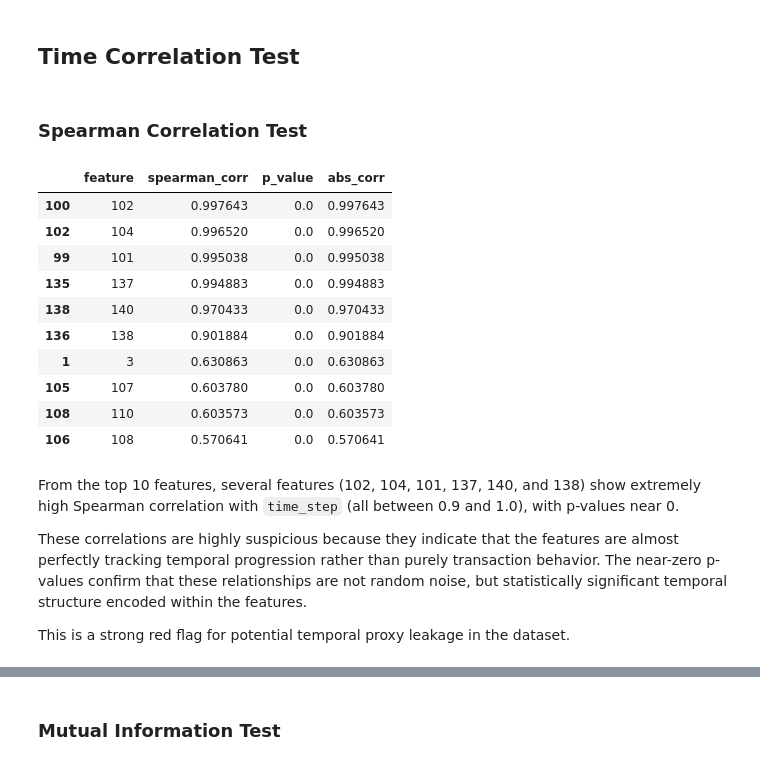
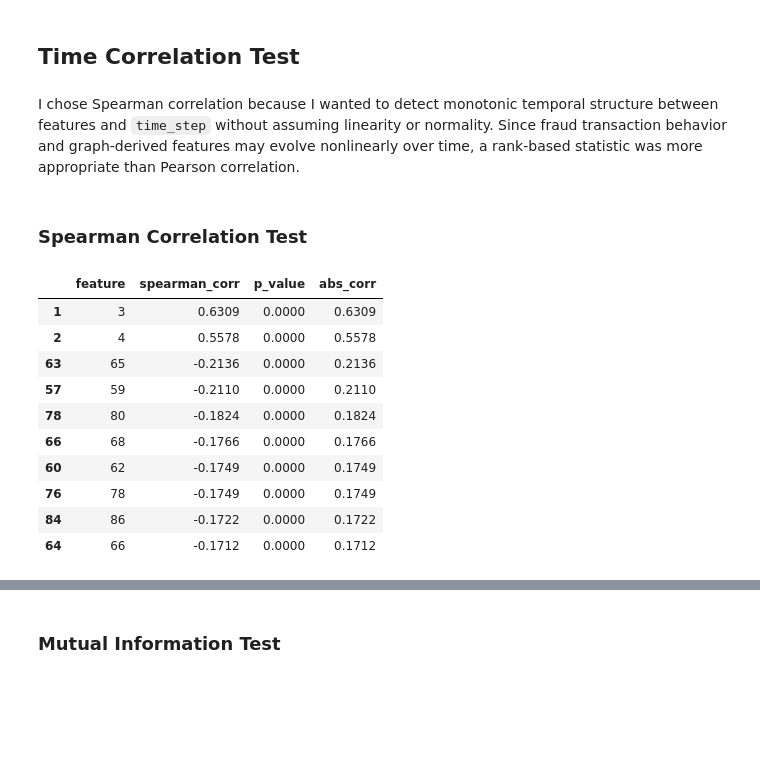
Before and after one commit to DreadJoy/Elliptic_Fraud_Detection_Research, a Jupyter notebook: 01_Elliptic_Leakage_Investigation.ipynb, the cells around one changed output, grey strips where cells are left out. Saved outputs shown, nothing was run; the diff lists cells and outputs as text; code cells hidden in the pictures; blank space fills up the shorter version.

```diff
--- a/01_Elliptic_Leakage_Investigation.ipynb
+++ b/01_Elliptic_Leakage_Investigation.ipynb
@@ -834,48 +932,44 @@ The shallow decision tree was used as an interpretable diagnostic model with tem
 Feature 54 produced the strongest initial split, suggesting that this anonymized transaction statistic contains useful information for separating licit and illicit transactions. Because the Elliptic dataset anonymizes its features, additional caution is required when interpreting feature importance, since highly predictive features could potentially encode temporal or structural leakage.
 # %% [markdown]
 ## Time Correlation Test
+# %% [markdown]
+I chose Spearman correlation because I wanted to detect monotonic temporal structure between features and `time_step` without assuming linearity or normality. Since fraud transaction behavior and graph-derived features may evolve nonlinearly over time, a rank-based statistic was more appropriate than Pearson correlation.
 # %% [markdown]
 ### Spearman Correlation Test
 # %%
-feature_cols = [
-    c for c in df_features.columns
-    if c not in [ 'txId', 'label', 'time_step']
-]
+
+local_feature_cols = df_features.columns[2:95].tolist()
 
 results = []
 
-for col in feature_cols:
+for col in local_feature_cols:
 
   corr, pval = spearmanr(df_features[col], df_features['time_step'])
 
   results.append({
       'feature': col,
       'spearman_corr': corr,
       'p_value': pval,
       'abs_corr': abs(corr)
   })
 
 corr_df = pd.DataFrame(results)
 
 # sort by strongest correlation
 corr_df = corr_df.sort_values('abs_corr', ascending=False)
 
-corr_df.head(10)
+# Display p_value decimal places
+with pd.option_context('display.float_format', '{:.4f}'.format):
+  display(corr_df.head(10))
 # %% [output]
 |  | feature | spearman_corr | p_value | abs_corr |
-| 100 | 102 | 0.997643 | 0.0 | 0.997643 |
-| 102 | 104 | 0.996520 | 0.0 | 0.996520 |
-| 99 | 101 | 0.995038 | 0.0 | 0.995038 |
-| 135 | 137 | 0.994883 | 0.0 | 0.994883 |
-| 138 | 140 | 0.970433 | 0.0 | 0.970433 |
-| 136 | 138 | 0.901884 | 0.0 | 0.901884 |
-| 1 | 3 | 0.630863 | 0.0 | 0.630863 |
-| 105 | 107 | 0.603780 | 0.0 | 0.603780 |
-| 108 | 110 | 0.603573 | 0.0 | 0.603573 |
-| 106 | 108 | 0.570641 | 0.0 | 0.570641 |
+| 1 | 3 | 0.6309 | 0.0000 | 0.6309 |
+| 2 | 4 | 0.5578 | 0.0000 | 0.5578 |
+| 63 | 65 | -0.2136 | 0.0000 | 0.2136 |
+| 57 | 59 | -0.2110 | 0.0000 | 0.2110 |
+| 78 | 80 | -0.1824 | 0.0000 | 0.1824 |
+| 66 | 68 | -0.1766 | 0.0000 | 0.1766 |
+| 60 | 62 | -0.1749 | 0.0000 | 0.1749 |
+| 76 | 78 | -0.1749 | 0.0000 | 0.1749 |
+| 84 | 86 | -0.1722 | 0.0000 | 0.1722 |
+| 64 | 66 | -0.1712 | 0.0000 | 0.1712 |
-# %% [markdown]
-From the top 10 features, several features (102, 104, 101, 137, 140, and 138) show extremely high Spearman correlation with `time_step` (all between 0.9 and 1.0), with p-values near 0.
-
-These correlations are highly suspicious because they indicate that the features are almost perfectly tracking temporal progression rather than purely transaction behavior. The near-zero p-values confirm that these relationships are not random noise, but statistically significant temporal structure encoded within the features.
-
-This is a strong red flag for potential temporal proxy leakage in the dataset.
```
Also changed, not shown: parts of 55 cells of this notebook.
